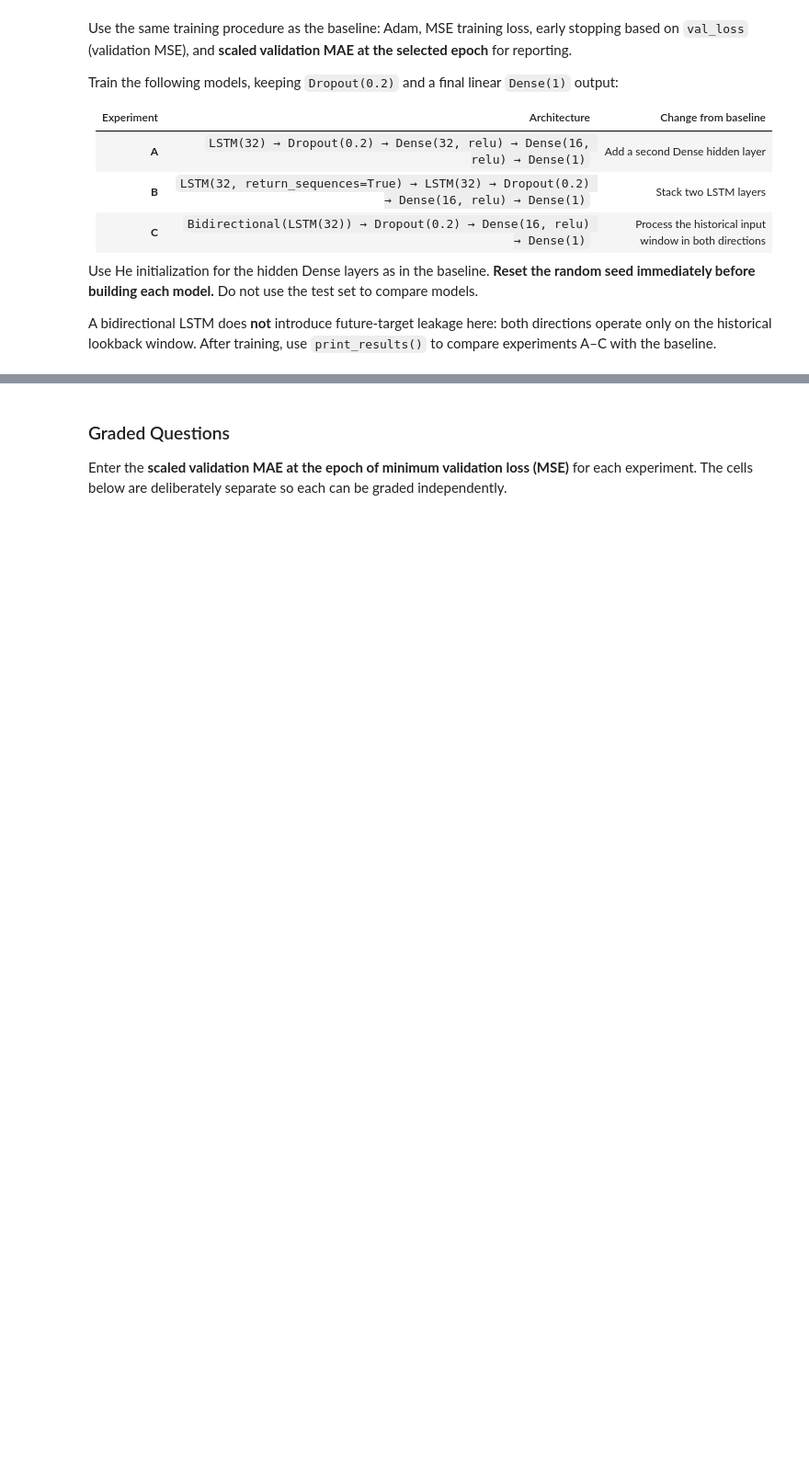
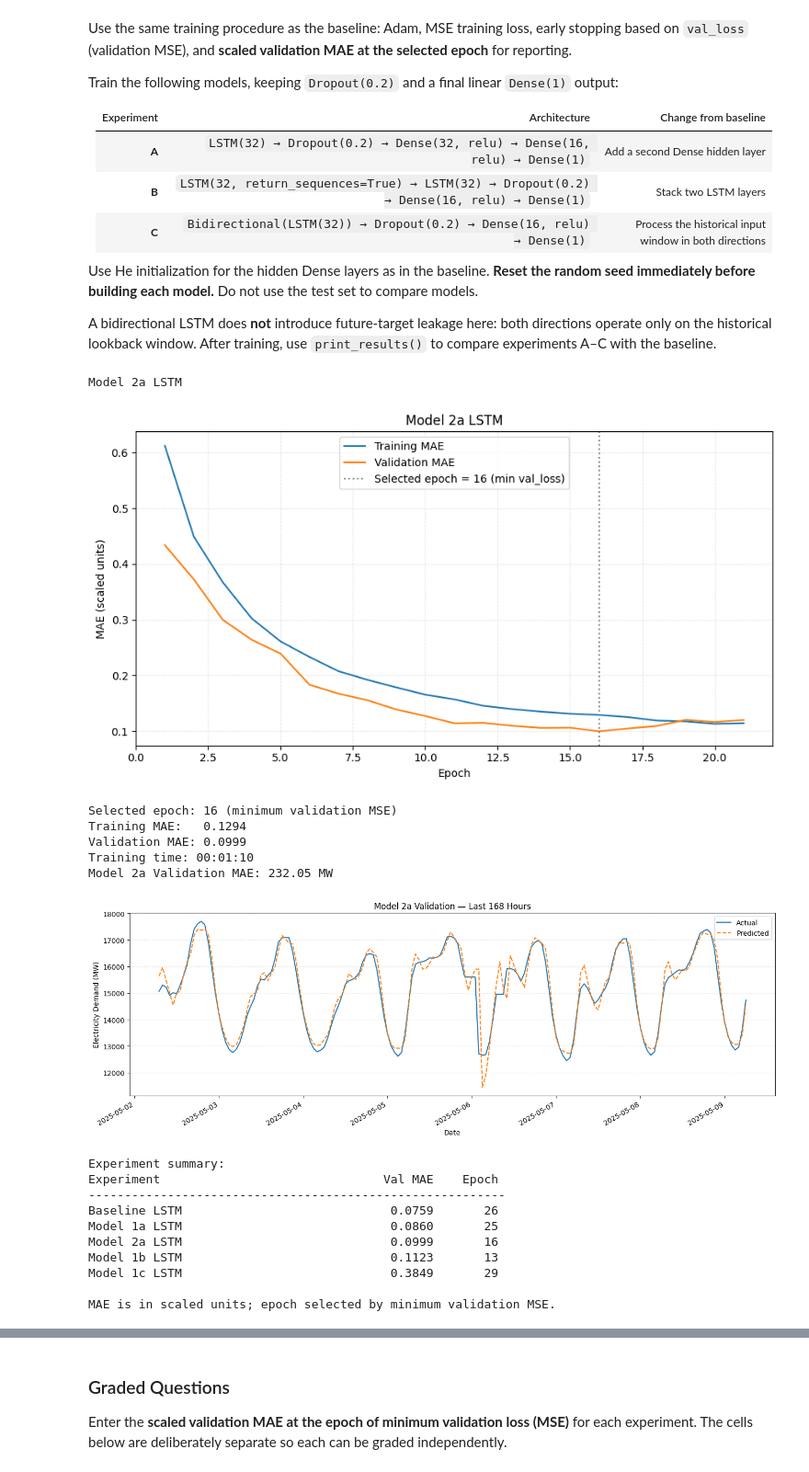
Before and after one commit to veniola/DX703-Assignments, a Jupyter notebook: Homework_08.ipynb, the cells around one changed output, grey strips where cells are left out. Shown at 92% size. Cells and saved outputs as stored; diff of their text form; code cells hidden in the pictures; blank space fills up the shorter version.

```diff
--- a/Homework_08.ipynb
+++ b/Homework_08.ipynb
@@ -777,0 +942,72 @@ A bidirectional LSTM does **not** introduce future-target leakage here: both dir
+# %%
+# =====================================================================
+# Problem 2A: Exploring LSTM Architecture (+ second hidden dense layer)
+# =====================================================================
+
+# Problem 2a configuration
+lookback = 24 * 7
+horizon = 1
+X_train, y_train, X_val, y_val, X_test, y_test = build_datasets(lookback, horizon)
+
+# Establish reproducible initialization
+tf.keras.utils.set_random_seed(random_seed)
+
+# Define updated architecture
+model_2a = Sequential([
+    Input(shape=(lookback, 1)),
+    LSTM(32),
+    Dropout(0.2),
+    Dense(32, activation="relu",
+          kernel_initializer=keras.initializers.HeNormal(seed=random_seed)),
+    Dense(16, activation="relu",
+          kernel_initializer=keras.initializers.HeNormal(seed=random_seed)),
+    Dense(1)
+])
+
+# Preserve configuration and datasets
+model_2a_lookback = lookback
+model_2a_horizon = horizon
+model_2a_X_val, model_2a_y_val = X_val, y_val
+model_2a_X_test, model_2a_y_test = X_test, y_test
+
+model_2a_history, model_2a_info = train_and_validate(
+    model_2a,
+    X_train=X_train, y_train=y_train,
+    X_val=X_val, y_val=y_val,
+    title="Model 2a LSTM",
+    verbose=0,
+    return_history=True
+)
+
+# Evaluate model 2a on validation data
+validation_2a_eval = evaluate_forecast(
+    model_2a,
+    model_2a_X_val,
+    model_2a_y_val,
+    title="Model 2a Validation",
+    target_scaler=scaler,
+    datetime_index=val.index,
+    plot_last_hours=24*7
+)
+
+print("\nExperiment summary:")
+print_results()
+# %% [output]
+Model 2a LSTM
+[figure, added]
+Selected epoch: 16 (minimum validation MSE)
+Training MAE:   0.1294
+Validation MAE: 0.0999
+Training time: 00:01:10
+Model 2a Validation MAE: 232.05 MW
+[figure, added]
+Experiment summary:
+Experiment                               Val MAE    Epoch
+----------------------------------------------------------
+Baseline LSTM                             0.0759       26
+Model 1a LSTM                             0.0860       25
+Model 2a LSTM                             0.0999       16
+Model 1b LSTM                             0.1123       13
+Model 1c LSTM                             0.3849       29
+
+MAE is in scaled units; epoch selected by minimum validation MSE.
```
Also changed, not shown: parts of 24 cells of this notebook.
